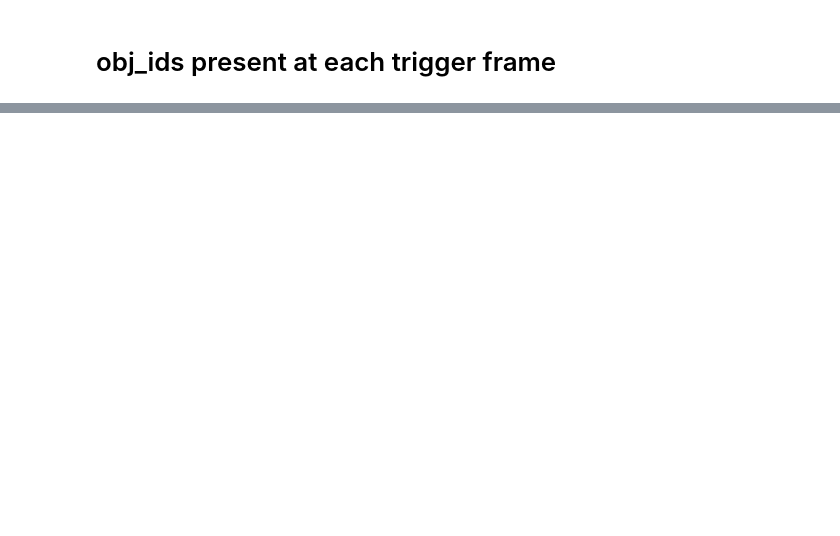
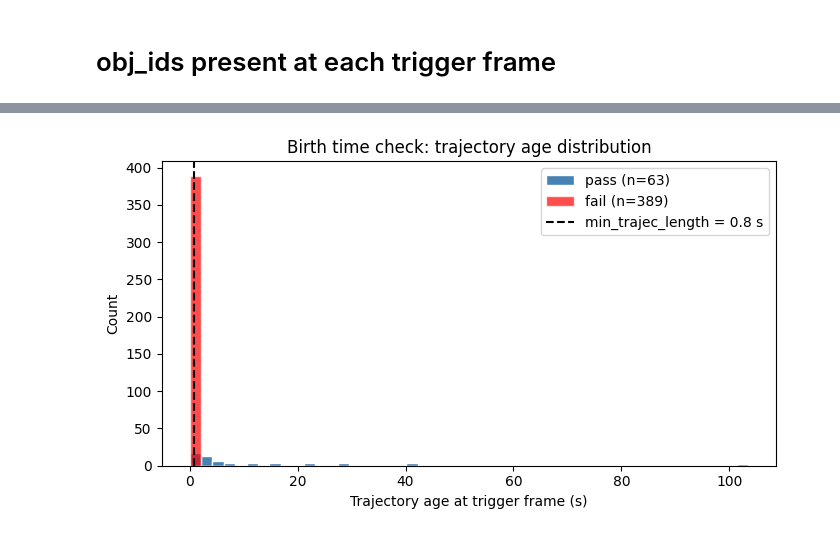
Before and after one commit to vanbreugel-lab/braid_tools, a Jupyter notebook: example/analysis/braid_analyze_obj_ids_at_trigger.ipynb, the cells around one changed output, grey strips where cells are left out. Saved outputs shown, nothing was run; the diff lists cells and outputs as text; code cells hidden in the pictures; blank space fills up the shorter version.

```diff
--- a/example/analysis/braid_analyze_obj_ids_at_trigger.ipynb
+++ b/example/analysis/braid_analyze_obj_ids_at_trigger.ipynb
@@ -80,0 +280,33 @@ plt.show()
+# %%
+# Histogram of trajectory ages at the trigger frame for obj_ids that fail the birth time check
+min_trajec_length = trigger_config.get('min_trajec_length', 0)
+
+ages_fail = []
+ages_pass = []
+for _, trig in df_triggers.iterrows():
+    obj_id = int(trig['data_1'])
+    frame  = int(trig['data_2'])
+    try:
+        row = df_indexed_frame.loc[(frame, obj_id)]
+        if isinstance(row, pd.DataFrame):
+            row = row.iloc[0]
+    except KeyError:
+        continue
+    age = row['timestamp'] - birth_timestamps.get(obj_id, row['timestamp'])
+    (ages_fail if age < min_trajec_length else ages_pass).append(age)
+
+fig, ax = plt.subplots(figsize=(7, 4))
+all_ages = ages_fail + ages_pass
+bins = np.linspace(0, max(all_ages), 50)
+ax.hist(ages_pass, bins=bins, label=f'pass (n={len(ages_pass)})', color='steelblue', edgecolor='white')
+ax.hist(ages_fail, bins=bins, label=f'fail (n={len(ages_fail)})', color='red', alpha=0.7, edgecolor='white')
+ax.axvline(min_trajec_length, color='black', linestyle='--', linewidth=1.5,
+           label=f'min_trajec_length = {min_trajec_length} s')
+ax.set_xlabel('Trajectory age at trigger frame (s)')
+ax.set_ylabel('Count')
+ax.set_title('Birth time check: trajectory age distribution')
+ax.legend()
+plt.tight_layout()
+plt.show()
+# %% [output]
+[figure, added]
```
Also changed, not shown: parts of 17 cells of this notebook, 1 other file.
